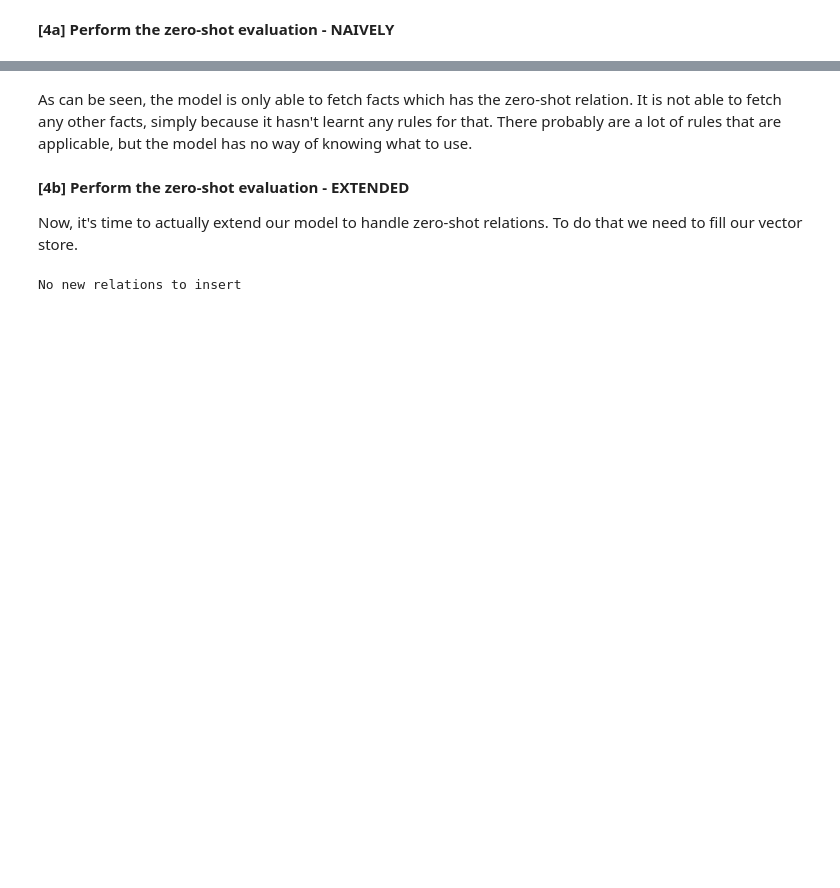
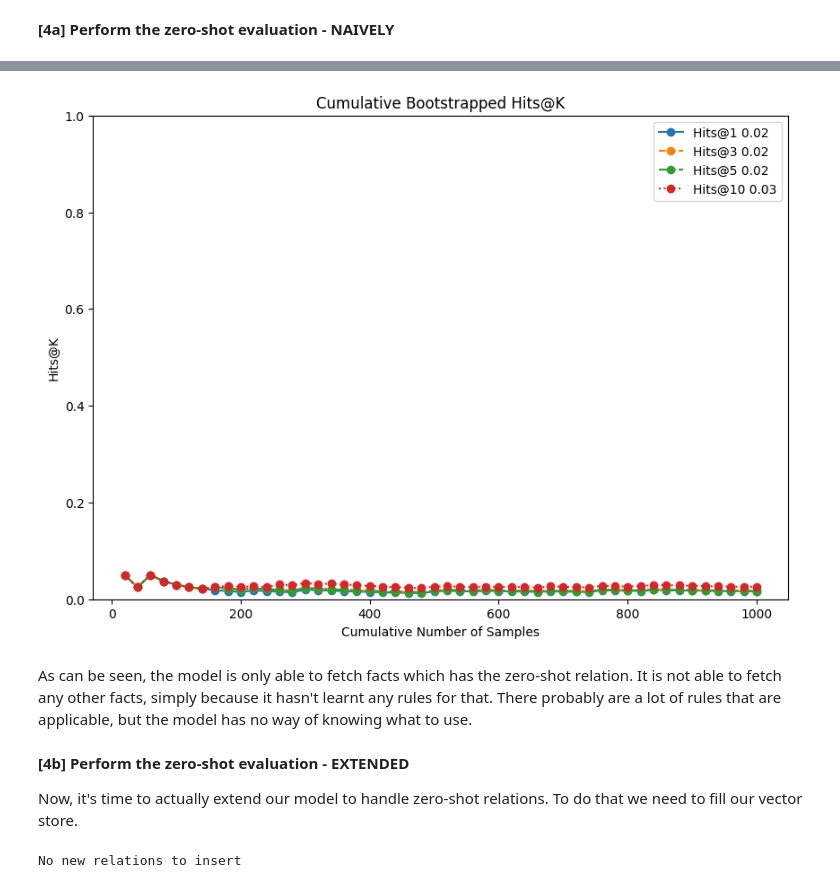
Before and after one commit to hanng00/DD2430-project, a Jupyter notebook: project/notebooks/0.3-gen-tkg-original-rules.ipynb, the cells around one changed output, grey strips where cells are left out. Cells and saved outputs as stored; diff of their text form; code cells hidden in the pictures; blank space fills up the shorter version.

```diff
--- a/project/notebooks/0.3-gen-tkg-original-rules.ipynb
+++ b/project/notebooks/0.3-gen-tkg-original-rules.ipynb
@@ -764,13 +905,42 @@ df_valid_decoded_zr_only = df_valid_decoded.query(
+# %%
+# Now, we must filter the validation data to only contain zero-shot relations.
+# This is where the data sampler will draw queries from
+df_test_decoded_zr = df_test_decoded.query("relation_id in @zr_relation_ids")
+
+assert df_test_decoded_zr["relation_id"].isin(zr_relation_ids).sum() == len(
+    df_test_decoded_zr
+), "Not all zero-shot relations present"
+
+# Then, we must also remove any zero-shot relations from the training data. This is where the retriever will look for facts.
+df_trainval_decoded_no_zr = df_trainval_decoded.query(
+    "relation_id not in @zr_relation_ids"
+)
+
+assert (
+    df_trainval_decoded_no_zr["relation_id"].isin(zr_relation_ids).sum() == 0
+), "Zero-shot relations still present"
 # %%
+# The retriever can only retrieve facts with zero-shot relations.
+gentkg_retriever_zr = GenTKGFactsRetriever(
+    w=hp.w,
+    N=hp.N,
+    retrieval_data=df_trainval_decoded_no_zr,
+    learner=learner_zr,
+)
+
 # Instantiate the retriever and model as before
-model = GenTKGModel(
+model_zr = GenTKGModel(
     api_key=os.environ.get("OPENAI_API_KEY"),
     model=MODEL,
     instructions=instructions_modified,
     retriever=gentkg_retriever_zr,
 )
 
-# This time, the data generator only samples from the zero-shot relations
-data_generator_zr = lambda: sample_query(df_valid_decoded_zr_only)
 # Run the evaluation in parallel
-evaluate_model_async(model, data_generator_zr, n=1)
+cutoff_timestamp = df_test_decoded[
+    "timestamp"
+].min()  # The minimum timestamp in the validation set
+
+data_generator_zr = lambda: sample_query(
+    df_test_decoded_zr, cutoff_timestamp=cutoff_timestamp
+)
@@ -788,0 +947,5 @@ Accuracy: 0/1
+# %%
+# Run the evaluation in parallel
+evalute_response_zr = asyncio.run(
+    evaluate_model_asyncio(model_zr, data_generator_zr, n=1_000, verbose=False)
+)
@@ -789,3 +970,7 @@ Accuracy: 0/1
+# %%
+visualize_bootstrapped_hits_at_k(evalute_response_zr)
+# %% [output]
+[figure, added]
 # %% [markdown]
 As can be seen, the model is only able to fetch facts which has the zero-shot relation. It is not able to fetch any other facts, simply because it hasn't learnt any rules for that. There probably are a lot of rules that are applicable, but the model has no way of knowing what to use.
 # %% [markdown]
```
Also changed, not shown: parts of 39 cells of this notebook, 22 other files.
